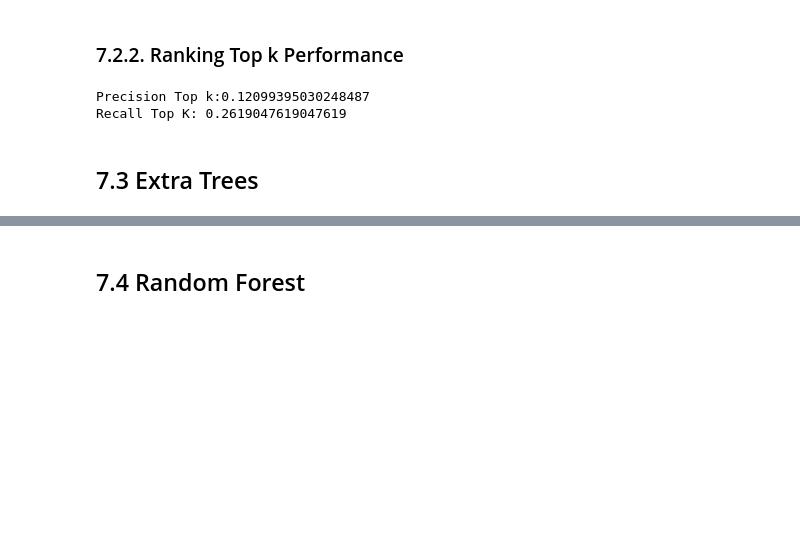
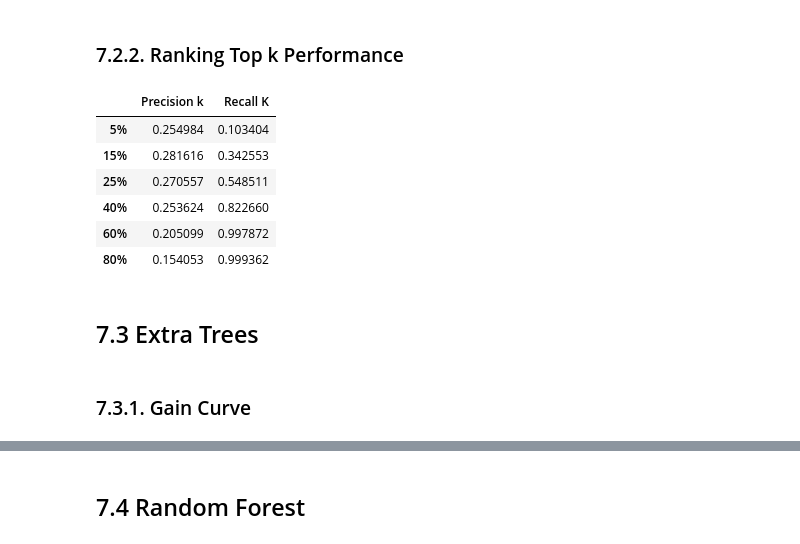
Before and after one commit to LucasAsilveira/PA04-Health-Insurance-Cross-Sell, a Jupyter notebook: Project_Health_Insurance.ipynb, the cells around one changed output, grey strips where cells are left out. Cells and saved outputs as stored; diff of their text form; code cells hidden in the pictures; blank space fills up the shorter version.

```diff
--- a/Project_Health_Insurance.ipynb
+++ b/Project_Health_Insurance.ipynb
@@ -664,11 +688,55 @@ skplt.metrics.plot_lift_curve( y_val, yhat_lr ).figure.set_size_inches(12, 8);
 # %% [markdown]
 ### 7.2.2. Ranking Top k Performance
 # %%
+ # copy dataframe
+dflr = x_validation.copy()
+dflr['response'] = y_validation.copy()
+
+# propensity score
+dflr['score'] = yhat_lr[:, 1].tolist()
+
+# sort clients by propensity score
+dflr = dflr.sort_values( 'score', ascending=False )
+
+#Compute precision at k
+precision_at_lr_5percent, data =  precision_at_k( dflr, k=round(len(df7) * 0.05) )
+precision_at_lr_15percent, data = precision_at_k( dflr, k=round(len(df7) * 0.15) )
+precision_at_lr_25percent, data = precision_at_k( dflr, k=round(len(df7) * 0.25) )
+precision_at_lr_40percent, data = precision_at_k( dflr, k=round(len(df7) * 0.40) )
+precision_at_lr_60percent, data = precision_at_k( dflr, k=round(len(df7) * 0.60) )
+precision_at_lr_80percent, data = precision_at_k( dflr, k=round(len(df7) * 0.80) )
+
+#precision k table
+precision_at_lr = [precision_at_lr_5percent, precision_at_lr_15percent, precision_at_lr_25percent,
+                   precision_at_lr_40percent, precision_at_lr_60percent, precision_at_lr_80percent]
+
+percent_k ={0: '5%', 1: '15%', 2: '25%', 3: '40%', 4: '60%', 5: '80%'}
+
+#Compute recall at k
+recall_5percent,  data = recall_at_k( dflr, k=round(len(df7) * 0.05) )
+recall_15percent, data = recall_at_k( dflr, k=round(len(df7) * 0.15) )
+recall_25percent, data = recall_at_k( dflr, k=round(len(df7) * 0.25) )
+recall_40percent, data = recall_at_k( dflr, k=round(len(df7) * 0.40) )
+recall_60percent, data = recall_at_k( dflr, k=round(len(df7) * 0.60) )
+recall_80percent, data = recall_at_k( dflr, k=round(len(df7) * 0.80) )
+
+#recall k table
+recall_lr = [recall_5percent, recall_15percent, recall_25percent,
+                   recall_40percent, recall_60percent, recall_80percent]
+df_lr_rank_k = pd.DataFrame({'Precision k': precision_at_lr, 'Recall K': recall_lr }).rename(index = percent_k)
+df_lr_rank_k
 # %% [output]
-Precision Top k:0.12099395030248487
-Recall Top K: 0.2619047619047619
+|  | Precision k | Recall K |
+| 5% | 0.254984 | 0.103404 |
+| 15% | 0.281616 | 0.342553 |
+| 25% | 0.270557 | 0.548511 |
+| 40% | 0.253624 | 0.822660 |
+| 60% | 0.205099 | 0.997872 |
+| 80% | 0.154053 | 0.999362 |
 # %% [markdown]
 ## 7.3 Extra Trees
+# %% [markdown]
+### 7.3.1. Gain Curve
 # %%
 #model definition
 et = en.ExtraTreesClassifier( n_estimators = 1000, n_jobs = -1, random_state = 42, max_depth =6 )
```
Also changed, not shown: parts of 26 cells of this notebook.
